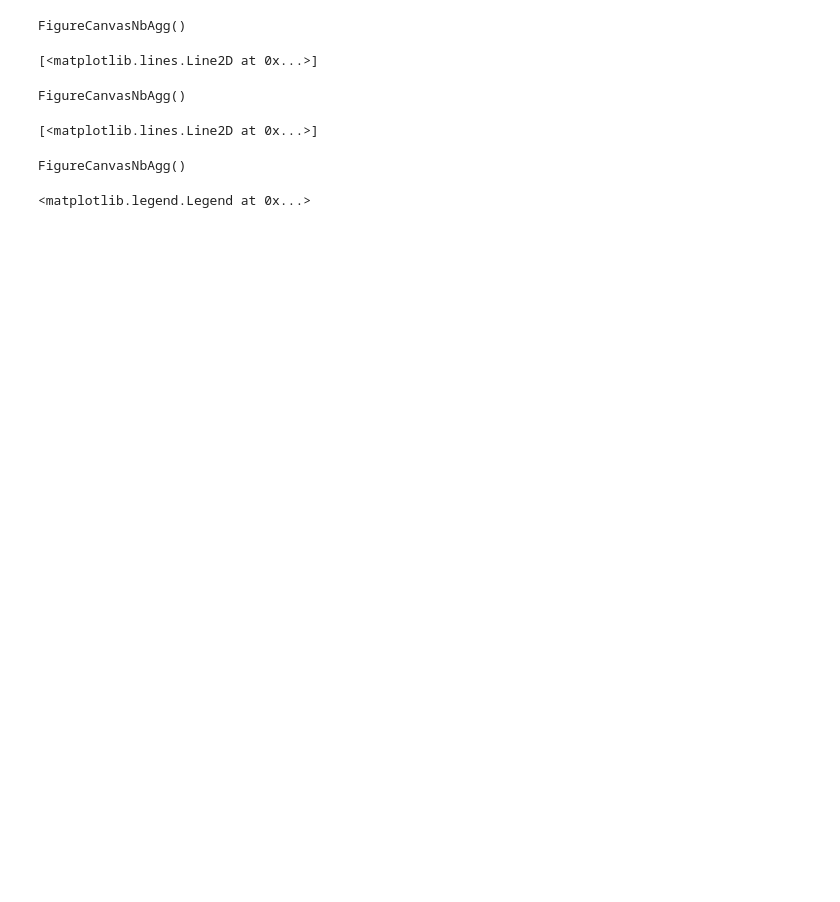
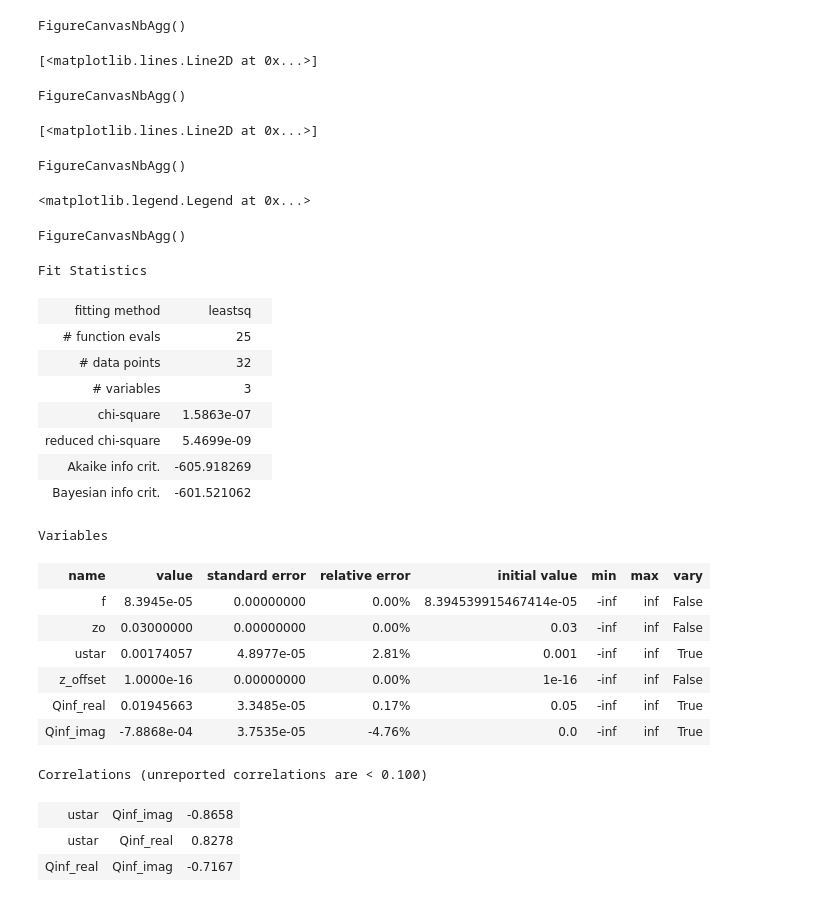
Before and after one commit to tompc35/station-m-currents, a Jupyter notebook: summarize_ADCP_StationM_test_ekmanmodel.ipynb, the cells around one changed output. Saved outputs shown, nothing was run; the diff lists cells and outputs as text; code cells hidden in the pictures; blank space fills up the shorter version.

Commit message:
finalized figs for paper draft

```diff
--- a/summarize_ADCP_StationM_test_ekmanmodel.ipynb
+++ b/summarize_ADCP_StationM_test_ekmanmodel.ipynb
@@ -590,3 +607,82 @@ plt.legend(['Re','Im'])
 # %% [output]
 FigureCanvasNbAgg()
 <matplotlib.legend.Legend at 0x...>
+# %%
+zplt = np.arange(out.params['zo'],20,0.05)
+
+fac1 = 0.23
+dat = vec[:,0]*fac
+paramsb.add('zo', value=0.03,vary=False)
+paramsb.add('ustar', value=0.001,vary=True)
+paramsb.add('Qinf_real', value=0.05,vary=True)
+paramsb.add('Qinf_imag', value=0.0,vary=True)
+out = lmfit.minimize(fit_function, paramsb, args=(dat_z, dat),nan_policy='omit')
+paramsb.add('zo', value=0.002,vary=False)
+paramsb.add('ustar', value=0.001,vary=True)
+paramsb.add('Qinf_real', value=0.05,vary=True)
+paramsb.add('Qinf_imag', value=0.0,vary=True)
+out2 = lmfit.minimize(fit_function, paramsb, args=(dat_z, dat),nan_policy='omit')
+
+fac3 = 0.23/3
+dat = vec[:,0]*fac3
+paramsb.add('zo', value=0.03,vary=False)
+paramsb.add('ustar', value=0.001,vary=True)
+paramsb.add('Qinf_real', value=0.05,vary=True)
+paramsb.add('Qinf_imag', value=0.0,vary=True)
+out3 = lmfit.minimize(fit_function, paramsb, args=(dat_z, dat),nan_policy='omit')
+Q1 = rotating_planetary_bbl(out.params['ustar'],out.params['zo'],
+                           out.params['Qinf_real'] + 1j*out.params['Qinf_imag'],
+                           zplt,out.params['f'])
+Q2 = rotating_planetary_bbl(out2.params['ustar'],out2.params['zo'],
+                           out2.params['Qinf_real'] + 1j*out2.params['Qinf_imag'],
+                           zplt,out2.params['f'])
+Q3 = rotating_planetary_bbl(out3.params['ustar'],out3.params['zo'],
+                           out3.params['Qinf_real'] + 1j*out3.params['Qinf_imag'],
+                           zplt,out3.params['f'])
+# %%
+plt.figure(figsize=(4.5,6))
+
+plt.plot(np.real(vec[:,0])*fac1,ds['height'][zi],'ks')
+plt.plot(np.imag(vec[:,0])*fac1,ds['height'][zi],'s',color='gray')
+plt.plot(np.real(Q1),zplt,'k-')
+plt.plot(np.imag(Q1),zplt,'-',color='gray')
+plt.plot(np.real(vec[:,0])*fac3,ds['height'][zi],'ko')
+plt.plot(np.imag(vec[:,0])*fac3,ds['height'][zi],'o',color='gray')
+plt.plot(np.real(Q3),zplt,'k--')
+plt.plot(np.imag(Q3),zplt,'--',color='gray')
+plt.title('complex EOF mode 1\n& planetary boundary layer model')
+plt.ylabel('height [m]')
+plt.legend(['CEOF - Real','CEOF - Imag','PBL model - Real','PBL model - Imag'],loc=(0.4,0.8))
+plt.ylim([0,20])
+#plt.xlim([-0.005,0.07])
+plt.xlabel('[m/s]')
+
+plt.tight_layout()
+plt.savefig('figures_paper/pbl_ceof_profiles.png',dpi=600)
+plt.savefig('figures_paper/pbl_ceof_profiles.pdf')
+# %% [output]
+FigureCanvasNbAgg()
+# %%
+out3
+# %% [output]
+Fit Statistics
+| fitting method | leastsq |  |
+| # function evals | 25 |  |
+| # data points | 32 |  |
+| # variables | 3 |  |
+| chi-square | 1.5863e-07 |  |
+| reduced chi-square | 5.4699e-09 |  |
+| Akaike info crit. | -605.918269 |  |
+| Bayesian info crit. | -601.521062 |  |
+Variables
+| name | value | standard error | relative error | initial value | min | max | vary |
+| f | 8.3945e-05 | 0.00000000 | 0.00% | 8.394539915467414e-05 | -inf | inf | False |
+| zo | 0.03000000 | 0.00000000 | 0.00% | 0.03 | -inf | inf | False |
+| ustar | 0.00174057 | 4.8977e-05 | 2.81% | 0.001 | -inf | inf | True |
+| z_offset | 1.0000e-16 | 0.00000000 | 0.00% | 1e-16 | -inf | inf | False |
+| Qinf_real | 0.01945663 | 3.3485e-05 | 0.17% | 0.05 | -inf | inf | True |
+| Qinf_imag | -7.8868e-04 | 3.7535e-05 | -4.76% | 0.0 | -inf | inf | True |
+Correlations (unreported correlations are < 0.100)
+| ustar | Qinf_imag | -0.8658 |
+| ustar | Qinf_real | 0.8278 |
+| Qinf_real | Qinf_imag | -0.7167 |
```
Also changed, not shown: parts of 8 cells of this notebook, 15 other files.
